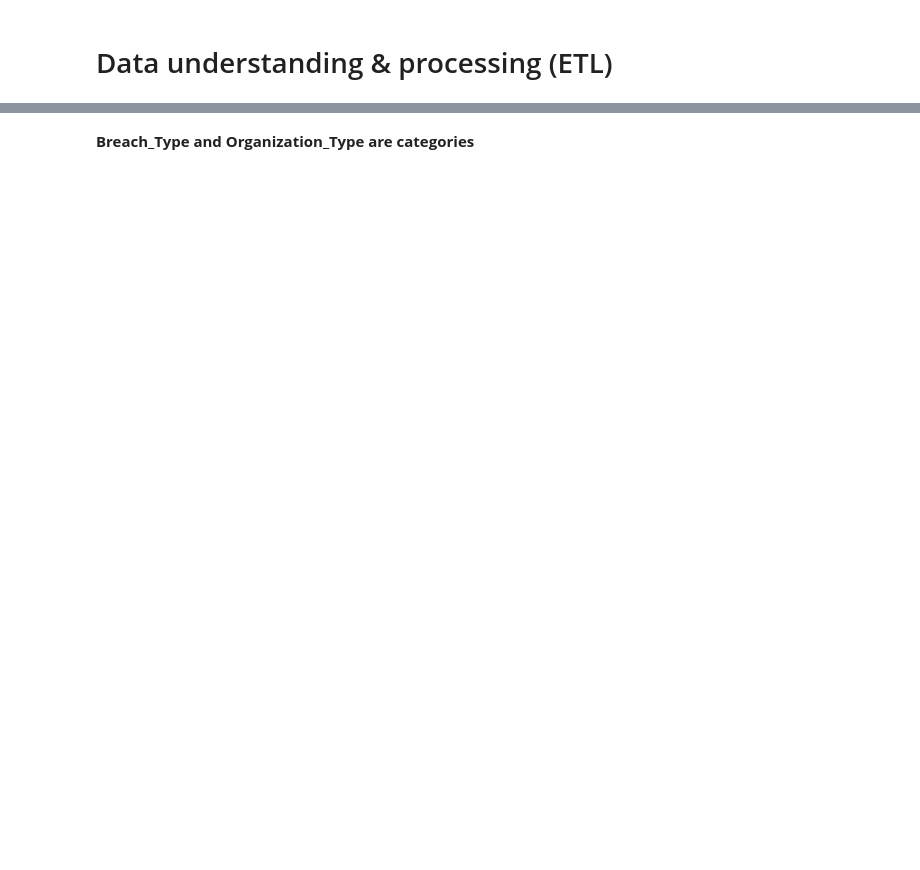
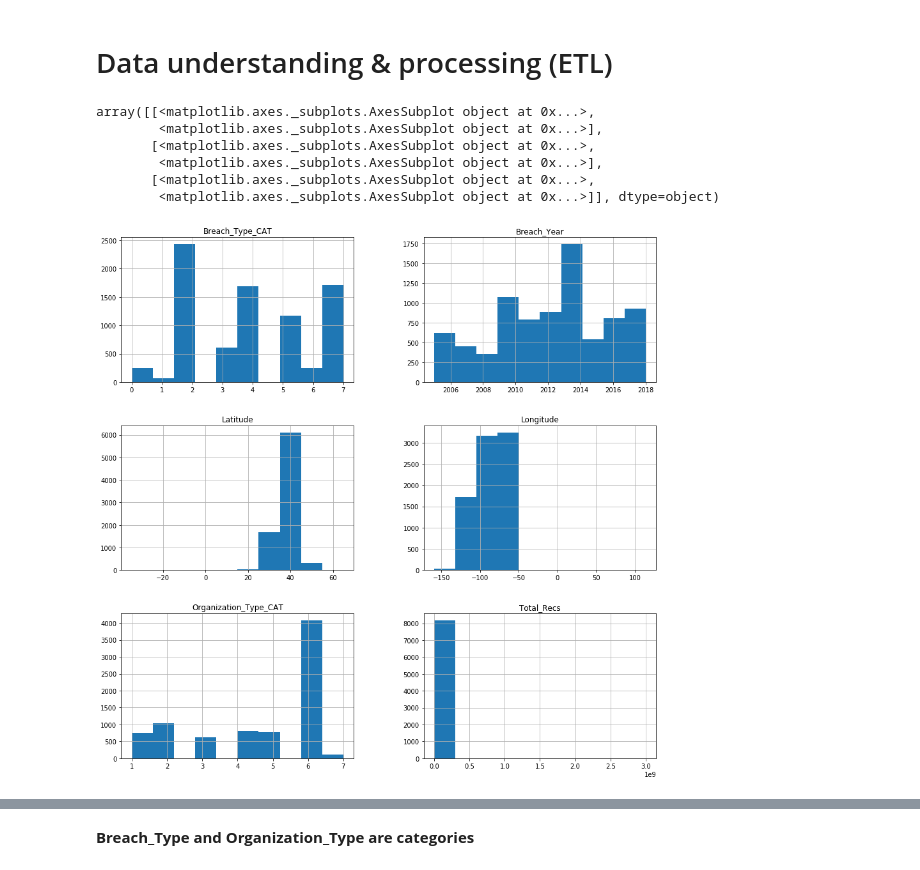
Before and after one commit to dmrod01/Capstone, a Jupyter notebook: Data_Breaches_Cleaning_Transformation.ipynb, the cells around one changed output, grey strips where cells are left out. Drawn from its saved outputs; the diff is of its cells as text; code cells hidden in the pictures; blank space fills up the shorter version.

```diff
--- a/Data_Breaches_Cleaning_Transformation.ipynb
+++ b/Data_Breaches_Cleaning_Transformation.ipynb
@@ -298,0 +381,5 @@ df.head()
+# %%
+# Create column with numerical values for Organization_Type
+# changing categorical values with map
+df['Organization_Type_CAT'] = df['Organization_Type'].map({'BSF': '1', 'BSO': '2', 'BSR': '3', 'EDU': '4', 'GOV': '5', 'MED': '6', 'NGO': '7'})
+df.head()
@@ -298,0 +393,4 @@ df.head()
+# %%
+# replace null value with zero
+df = df.fillna({'Breach_Type_CAT': '0'})
+df.isnull().sum()
@@ -299,2 +410,18 @@ df.head()
+# %%
+#Convert Category to integer
+df['Breach_Type_CAT'] = df['Breach_Type_CAT'].astype(np.int64)
+# %%
+#Convert Category to integer
+df['Organization_Type_CAT'] = df['Organization_Type_CAT'].astype(np.int64)
 # %% [markdown]
 # Data understanding & processing (ETL)
+# %%
+df.hist(figsize=(15,15))
+# %% [output]
+array([[<matplotlib.axes._subplots.AxesSubplot object at 0x...>,
+        <matplotlib.axes._subplots.AxesSubplot object at 0x...>],
+       [<matplotlib.axes._subplots.AxesSubplot object at 0x...>,
+        <matplotlib.axes._subplots.AxesSubplot object at 0x...>],
+       [<matplotlib.axes._subplots.AxesSubplot object at 0x...>,
+        <matplotlib.axes._subplots.AxesSubplot object at 0x...>]], dtype=object)
+[figure, added]
```
Also changed, not shown: parts of 39 cells of this notebook.
